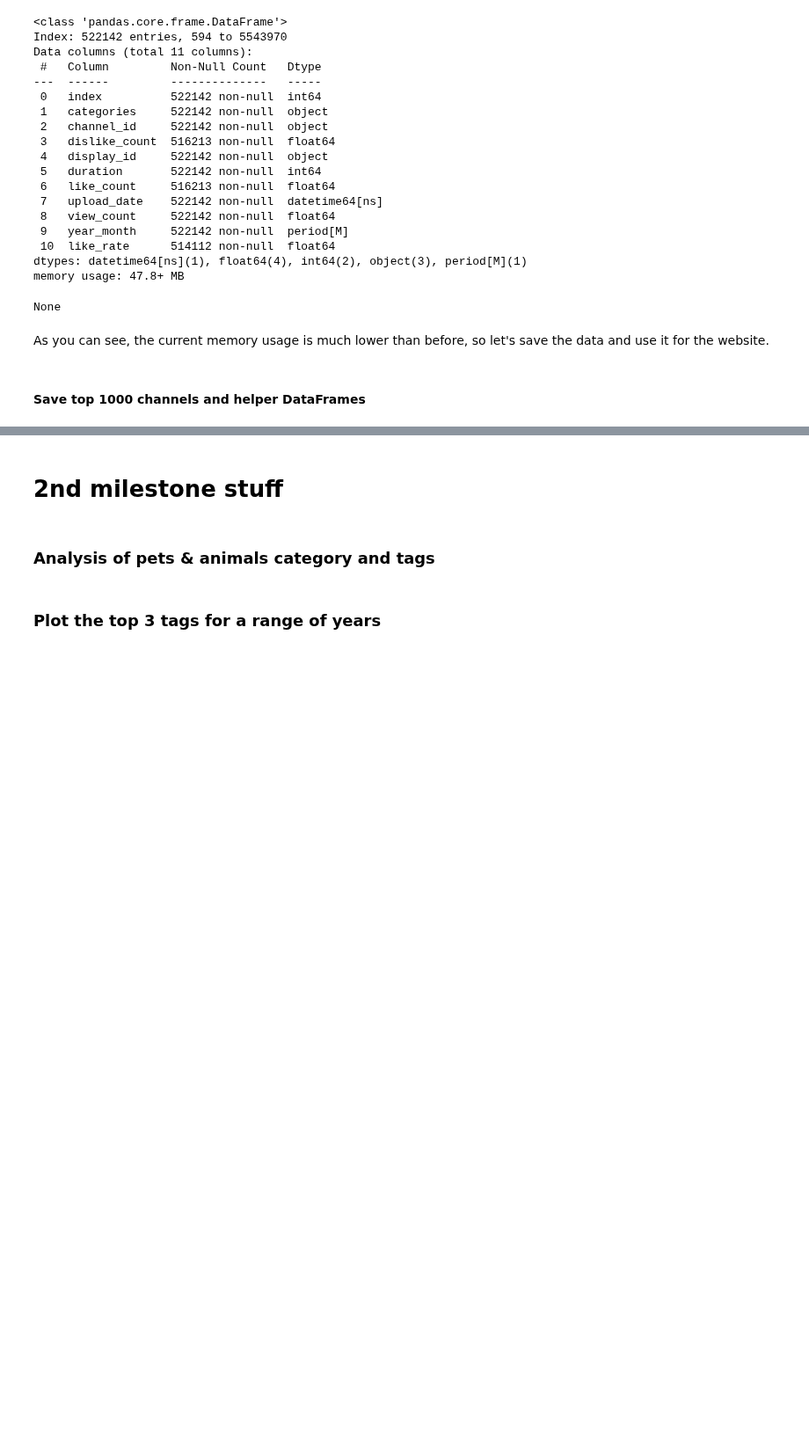
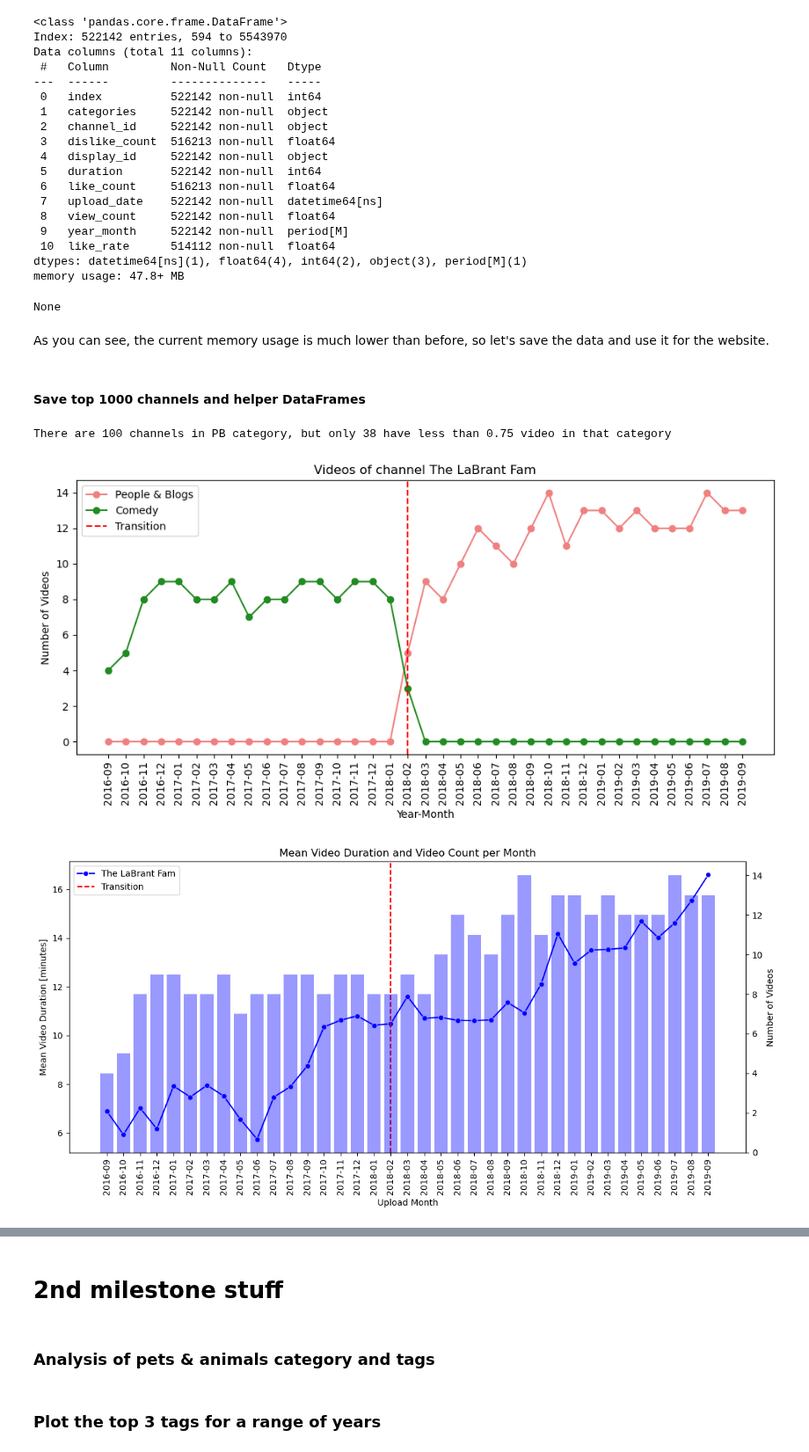
Before and after one commit to kamilmellouk/kadabros, a Jupyter notebook: notebooks/Pierre_eda.ipynb, the cells around one changed output, grey strips where cells are left out. Shown at 88% size. Saved outputs shown, nothing was run; the diff lists cells and outputs as text; code cells hidden in the pictures; blank space fills up the shorter version.

```diff
--- a/notebooks/Pierre_eda.ipynb
+++ b/notebooks/Pierre_eda.ipynb
@@ -222,10 +206,8 @@ def filter_not_diverse_channels(channel_id, df_feather=df_feather_PB, show_evolu
     return people_and_blog_proportion < 0.75
 # %%
 i = 100
-channels_PB_transi_mask = channels_PB[:i].progress_apply(lambda channel: filter_not_diverse_channels(channel["channel"]), axis=1)
-channels_PB_transi = channels_PB[:i][channels_PB_transi_mask]
-print(f"There are {len(channels_PB[:i])} channels in PB category, but only {len(channels_PB_transi)} have less than 0.75 video in that category")
-# channels_PB_transi.sample(30)
+channels_PB_transi_mask = df_channels_PB[:i].progress_apply(lambda channel: filter_not_diverse_channels(channel["channel"]), axis=1)
+df_channels_PB_transi = df_channels_PB[:i][channels_PB_transi_mask]
+print(f"There are {len(df_channels_PB[:i])} channels in PB category, but only {len(df_channels_PB_transi)} have less than 0.75 video in that category")
+# %% [output]
+There are 100 channels in PB category, but only 38 have less than 0.75 video in that category
-# %%
-for channel_id in channels_PB_transi['channel'].unique()[:5]:
-    visualize_evolution_of_channel(channel_id, df_feather_PB, channels_PB)
@@ -243,0 +214,33 @@ video_likes_and_views(channel_ids, df_feather, channels, start_date="2016-09", e
+# %%
+def channel_id_from_channel_name(channel_name, df_channels):
+    channel_id = df_channels[df_channels['name_cc'] == channel_name]['channel']
+    return list(channel_id)[0]
+
+channel_name = "The LaBrant Fam"
+channel_id = channel_id_from_channel_name(channel_name, df_channels_PB)
+df_feather_PB_filt = df_feather_PB[df_feather_PB['channel_id']==channel_id]
+
+visualize_evolution_of_channel(channel_id,
+                               df_feather_PB_filt,
+                               channel_name,
+                               start_date="2016-09",
+                               end_date="2019-09",
+                               transition_date="2018-02",
+                               streamlit_plot=False)
+video_frequency_and_duration(channel_id,
+                               df_feather_PB_filt,
+                               channel_name,
+                               start_date="2016-09",
+                               end_date="2019-09",
+                               transition_date="2018-02",
+                               streamlit_plot=False)
+video_likes_and_views(channel_id,
+                               df_feather_PB_filt,
+                               channel_name,
+                               start_date="2016-09",
+                               end_date="2019-09",
+                               transition_date="2018-02",
+                               streamlit_plot=False)
+# %% [output]
+[figure, added]
+[figure, added]
```
Also changed, not shown: parts of 6 cells of this notebook, 1 other file.
